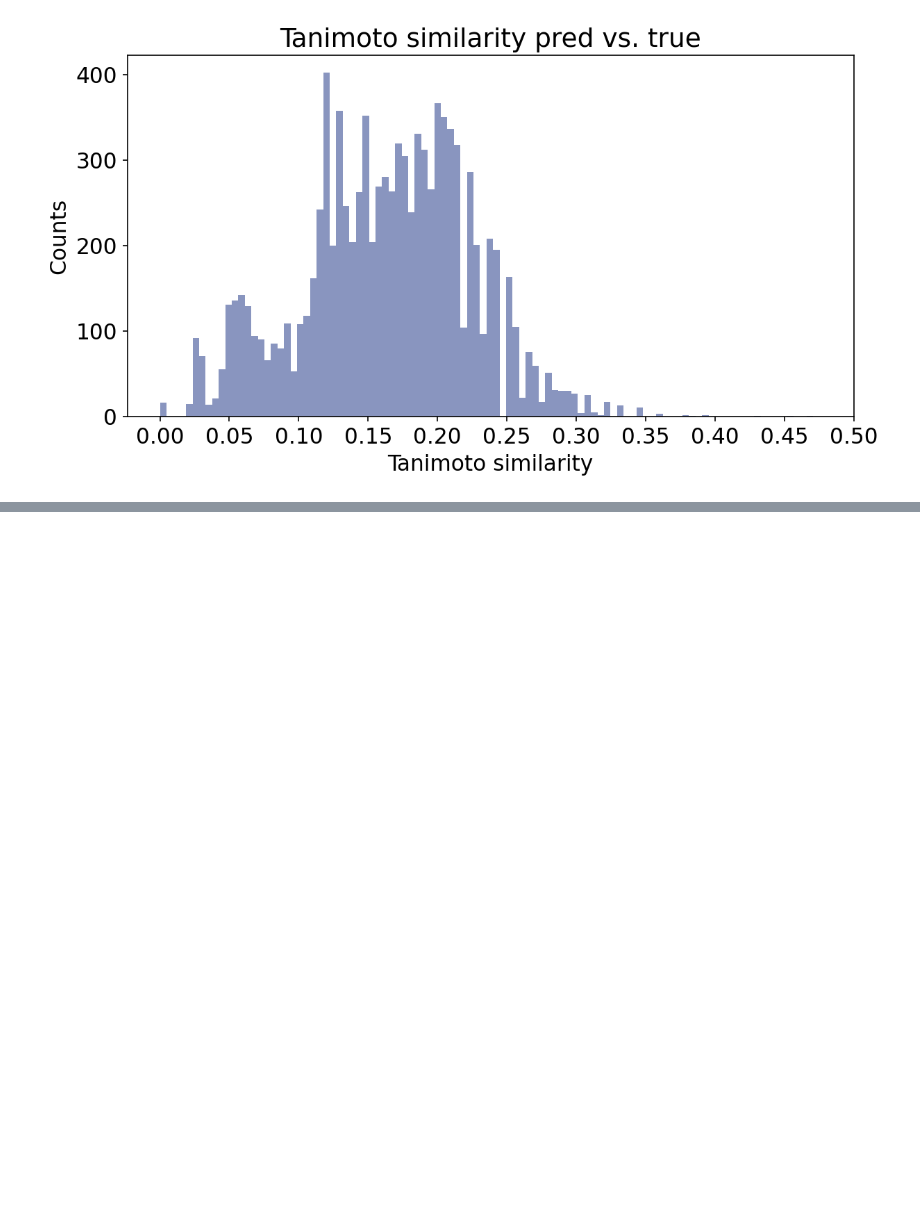
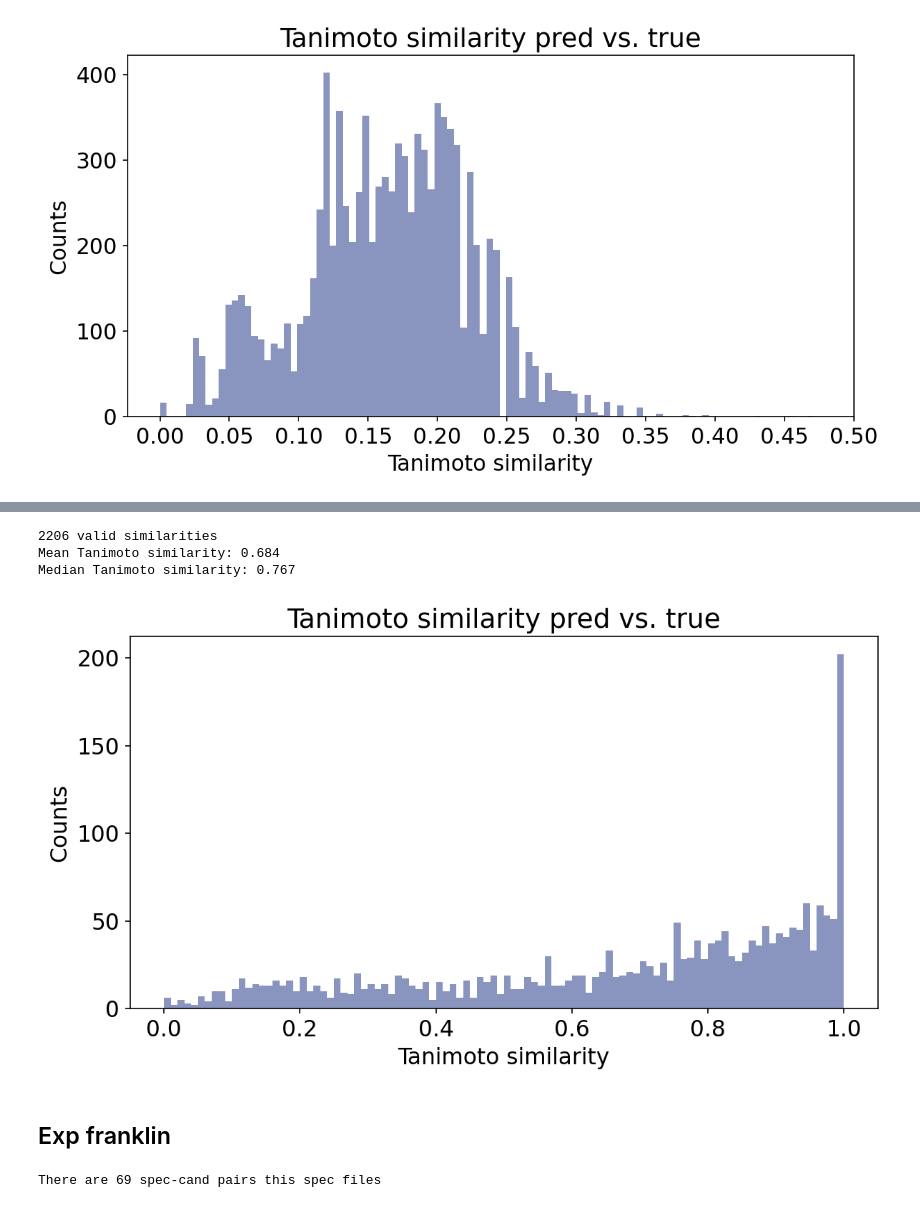
Before and after one commit to kuulia/mist, a Jupyter notebook: notebooks/neims_test.ipynb, the cells around one changed output, grey strips where cells are left out. Drawn from its saved outputs; the diff is of its cells as text; code cells hidden in the pictures; blank space fills up the shorter version.

Commit message:
neims test

```diff
--- a/notebooks/neims_test.ipynb
+++ b/notebooks/neims_test.ipynb
@@ -320,0 +299,9 @@ for k, v in name_to_output.items():
+# %%
+arr = output_preds >= 0.5
+arr = arr.astype(np.int8)
+fp_name = kwargs['fp_names'][0]
+fp_file_out = f'../data/neims/canopus_{fp_name}.txt'
+np.savetxt(fp_file_out, arr, fmt="%d")
+# %%
+smiles = pd.read_csv('../data/paired_spectra/canopus_train/canopus_hplus_100_all_test_smiles.csv')['SMILES'].values
+smiles
@@ -320,0 +315,39 @@ for k, v in name_to_output.items():
+# %%
+fpgen = rdFingerprintGenerator.GetMorganGenerator(radius=2, fpSize=4096)
+morgan_fps = []
+for smi in smiles:
+    mol = Chem.MolFromSmiles(smi)
+    if mol is None:
+        morgan_fps.append(None)  # handle invalid smiles
+        continue
+    fp = fpgen.GetFingerprint(mol)  # ExplicitBitVect
+    morgan_fps.append(fp)
+predicted_fps = [numpy_to_rdkit_bitvec(row) for row in arr]
+similarities = []
+for pred_fp, true_fp in zip(predicted_fps, morgan_fps):
+    if pred_fp is None or true_fp is None:
+        similarities.append(None)  # skip invalid
+    else:
+        sim = TanimotoSimilarity(pred_fp, true_fp)
+        similarities.append(sim)
+# %%
+valid_sims = [sim for sim in similarities if sim is not None]
+print(f'{len(valid_sims)} valid similarities')
+print(f"Mean Tanimoto similarity: {np.mean(valid_sims):.3f}")
+print(f"Median Tanimoto similarity: {np.median(valid_sims):.3f}")
+# %% [output]
+2206 valid similarities
+Mean Tanimoto similarity: 0.684
+Median Tanimoto similarity: 0.767
+# %%
+plt.figure(figsize=(9,4.5), dpi=150)
+plt.hist(valid_sims, bins=100, color='#8995BF')
+plt.title('Tanimoto similarity pred vs. true')
+plt.xlabel('Tanimoto similarity')
+plt.ylabel('Counts')
+#plt.xticks(np.linspace(0, 0.5, 11))
+plt.show()
+# %% [output]
+[figure, added]
+# %% [markdown]
+## Exp franklin
@@ -320,0 +365,17 @@ for k, v in name_to_output.items():
+# %%
+
+subform_dir=res_dir/"subforms"
+subform_dir.mkdir(exist_ok=True,parents=True)
+
+assign_subformulae.assign_subforms(
+    spec_files=mgf_input,
+    labels_file=labels,
+    output_dir=subform_dir,
+    mass_diff_thresh=20,
+    max_formulae=50,
+    num_workers=32,
+    feature_id="FEATURE_ID",
+    debug=False
+)
+# %% [output]
+There are 69 spec-cand pairs this spec files
```
Also changed, not shown: parts of 41 cells of this notebook, 5 other files.
